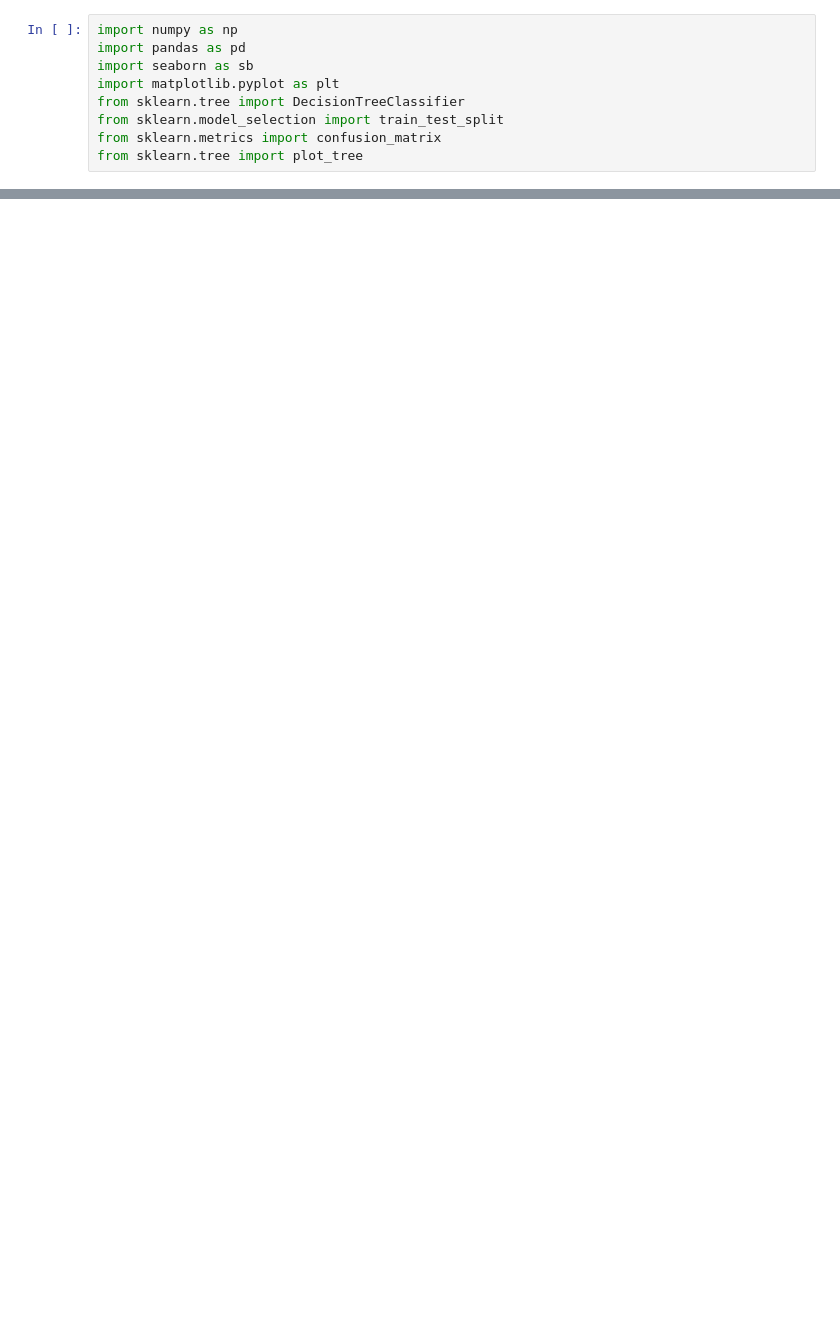
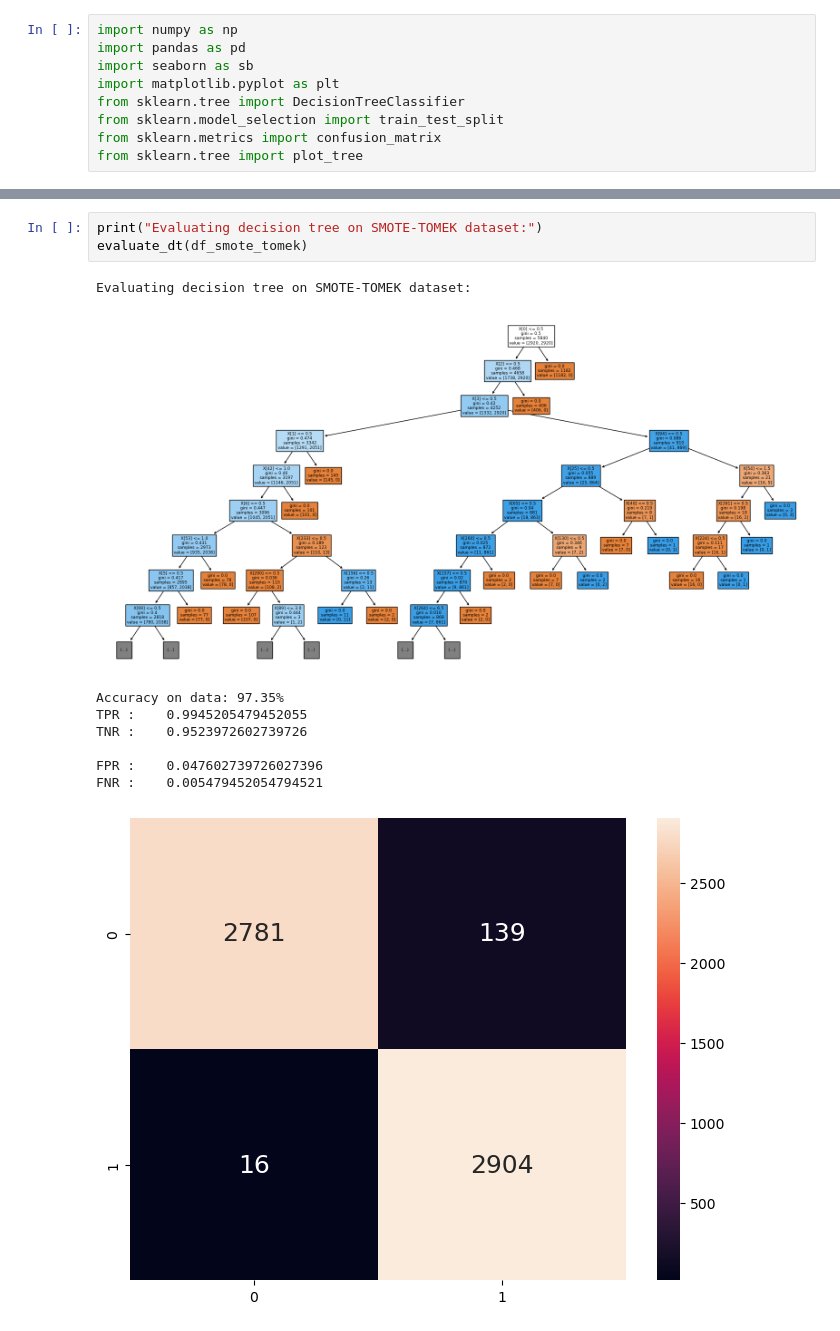
Before and after one commit to khanhlin003/Spam-Detection, a Jupyter notebook: DecisionTree.ipynb, the cells around one changed output, grey strips where cells are left out. Drawn from its saved outputs; the diff is of its cells as text; blank space fills up the shorter version.

```diff
--- a/DecisionTree.ipynb
+++ b/DecisionTree.ipynb
@@ -99,0 +67,13 @@ FNR Test :       0.015256588072122053
+# %%
+print("Evaluating decision tree on SMOTE-TOMEK dataset:")
+evaluate_dt(df_smote_tomek)
+# %% [output]
+Evaluating decision tree on SMOTE-TOMEK dataset:
+[figure, added]
+Accuracy on data: 97.35%
+TPR :    0.9945205479452055
+TNR :    0.9523972602739726
+
+FPR :    0.047602739726027396
+FNR :    0.005479452054794521
+[figure, added]
```
Also changed, not shown: parts of 15 cells of this notebook.
